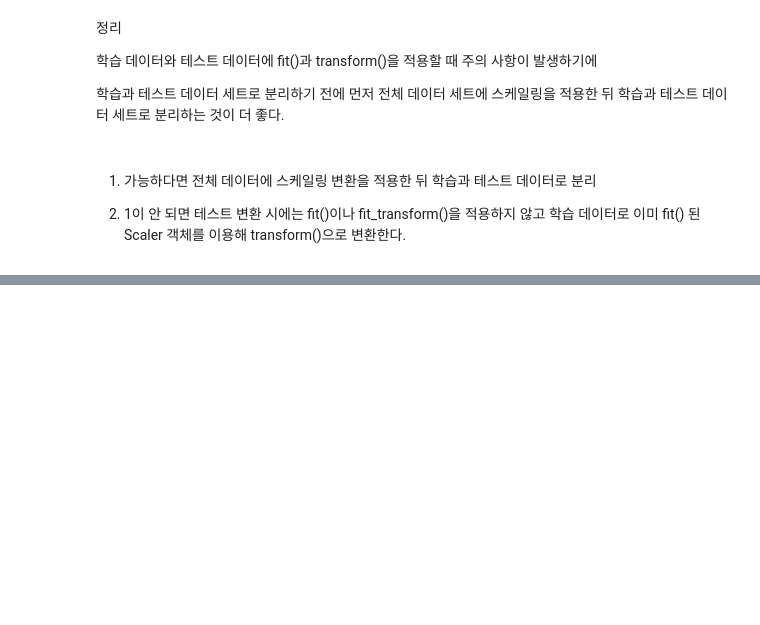
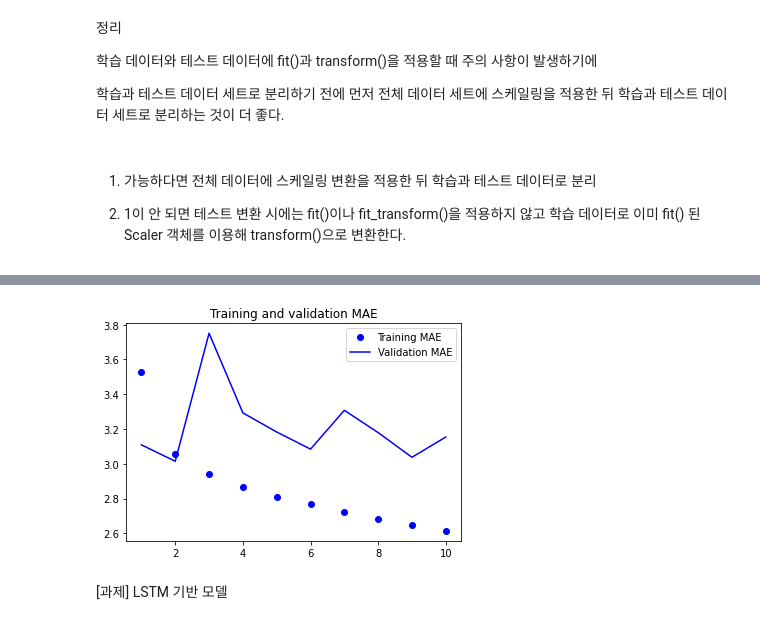
Before and after one commit to ttma333/python, a Jupyter notebook: 시계열_기온예측.ipynb, the cells around one changed output, grey strips where cells are left out. Saved outputs shown, nothing was run; the diff lists cells and outputs as text; code cells hidden in the pictures; blank space fills up the shorter version.

```diff
--- a/시계열_기온예측.ipynb
+++ b/시계열_기온예측.ipynb
@@ -253,0 +263,23 @@ fit_transform()을 적용할 때도 주의해야 한다. fit(), transform()을
+# %%
+inputs = keras.Input(shape=(sequence_length, raw_data.shape[-1]))
+x = layers.Conv1D(8, 24, activation="relu")(inputs)
+x = layers.MaxPooling1D(2)(x)
+x = layers.Conv1D(8, 12, activation="relu")(x)
+x = layers.MaxPooling1D(2)(x)
+x = layers.Conv1D(8, 6, activation="relu")(x)
+x = layers.GlobalAveragePooling1D()(x)
+outputs = layers.Dense(1)(x)
+model = keras.Model(inputs, outputs)
+
+callbacks = [
+    keras.callbacks.ModelCheckpoint("jena_conv.keras",
+                                    save_best_only=True)
+]
+model.compile(optimizer="rmsprop", loss="mse", metrics=["mae"])
+history = model.fit(train_dataset,
+                    epochs=10,
+                    validation_data=val_dataset,
+                    callbacks=callbacks)
+
+model = keras.models.load_model("jena_conv.keras")
+print(f"테스트 MAE: {model.evaluate(test_dataset)[1]:.2f}")
@@ -253,0 +304,14 @@ fit_transform()을 적용할 때도 주의해야 한다. fit(), transform()을
+# %%
+loss = history.history["mae"]
+val_loss = history.history["val_mae"]
+epochs = range(1, len(loss) + 1)
+plt.figure()
+plt.plot(epochs, loss, "bo", label="Training MAE")
+plt.plot(epochs, val_loss, "b", label="Validation MAE")
+plt.title("Training and validation MAE")
+plt.legend()
+plt.show()
+# %% [output]
+[figure, added]
+# %% [markdown]
+[과제] LSTM 기반 모델
```
Also changed, not shown: parts of 15 cells of this notebook.
